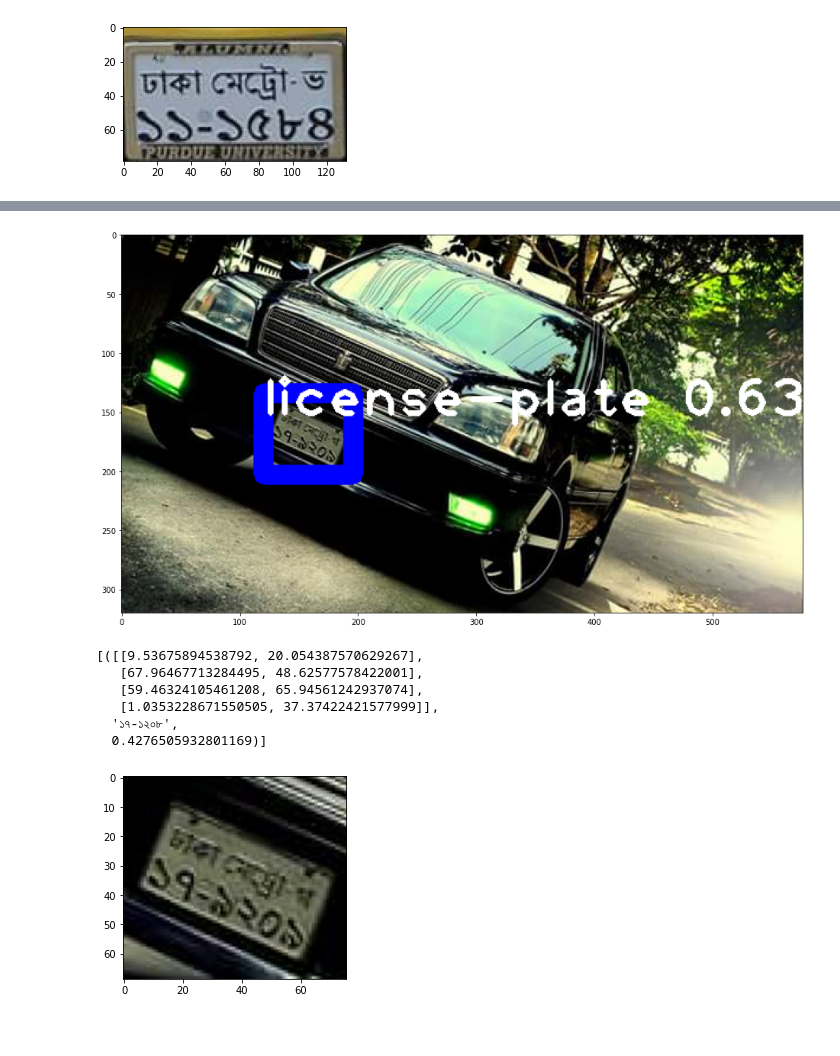
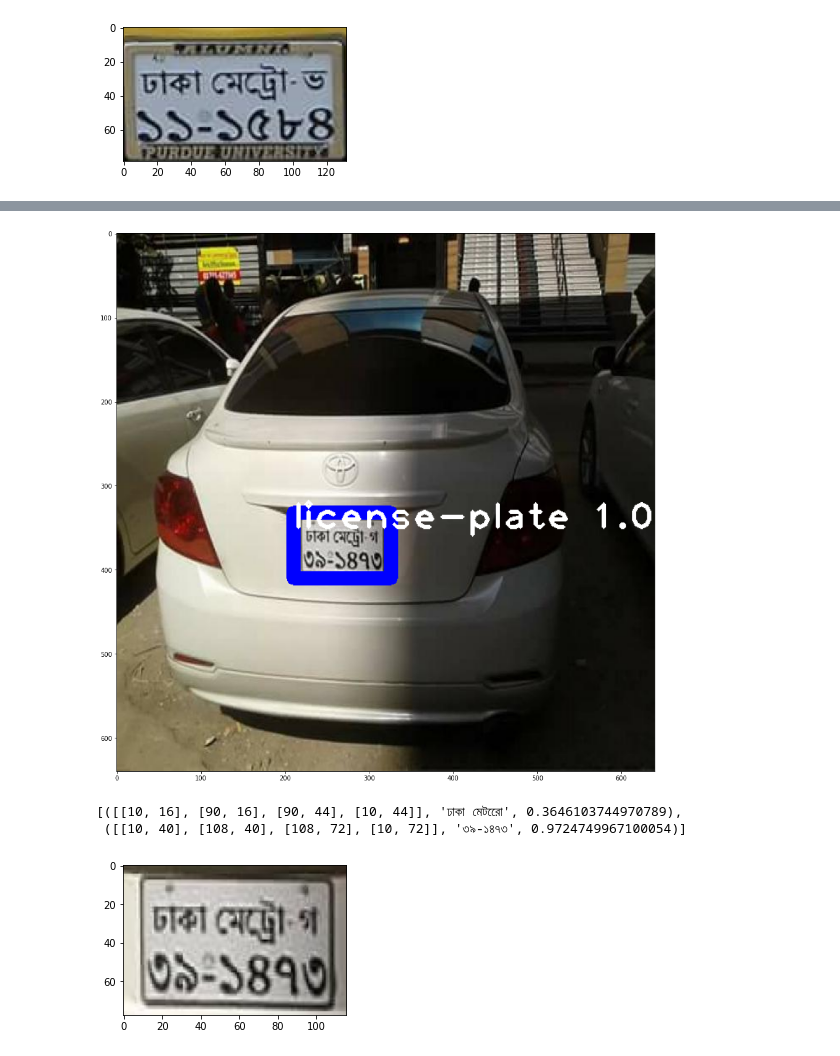
Before and after one commit to NAyeshaKhan/CSE498R, a Jupyter notebook: LicensePlateDetection.ipynb, the cells around one changed output, grey strips where cells are left out. Saved outputs shown, nothing was run; the diff lists cells and outputs as text; code cells hidden in the pictures.

```diff
--- a/LicensePlateDetection.ipynb
+++ b/LicensePlateDetection.ipynb
@@ -41,7 +41,8 @@ class LicensePlateDetector:
                 class_id = np.argmax(scores)
                 confidence = scores[class_id]
                 # filter out weak predictions by ensuring the detected probability is greater than the minimum probability 0.2
-                if confidence > 0.2:
+                global x
+                if confidence > 0.0:
                     center_x = int(detection[0] * width)
                     center_y = int(detection[1] * height)
                     w = int(detection[2] * width)
@@ -158,26 +158,22 @@ detected_3
 # %%
 # Detect license plate
-lpd.detect('images/52.jpg')
+lpd.detect('valid/10_jpg.rf.95f1091e2eb9968fa78b736b34f143e9.jpg')
 
 # Plot original image with rectangle around the plate
 plt.figure(figsize=(16,16))
 plt.imshow(cv2.cvtColor(lpd.fig_image, cv2.COLOR_BGR2RGB))
 plt.show()
 
 # Crop plate and show cropped plate
 lpd.crop_plate()
 plt.figure(figsize=(4, 4))
 img_4=cv2.cvtColor(lpd.roi_image, cv2.COLOR_BGR2RGB)
 plt.imshow(img_4)
 
 detected_4= read_char.readtext(img_4)  #read from final extracted plate
 detected_4
 # %% [output]
-[figure, old version]
+[figure, new version]
-[([[9.53675894538792, 20.054387570629267],
-   [67.96467713284495, 48.62577578422001],
-   [59.46324105461208, 65.94561242937074],
-   [1.0353228671550505, 37.37422421577999]],
-  '১৭-১২০৮',
-  0.4276505932801169)]
+[([[10, 16], [90, 16], [90, 44], [10, 44]], 'ঢাকা মেটরেো', 0.3646103744970789),
+ ([[10, 40], [108, 40], [108, 72], [10, 72]], '৩৯-১৪৭৩', 0.9724749967100054)]
-[figure, old version]
+[figure, new version]
```
Also changed, not shown: parts of 1 cell of this notebook, 2 other files.
